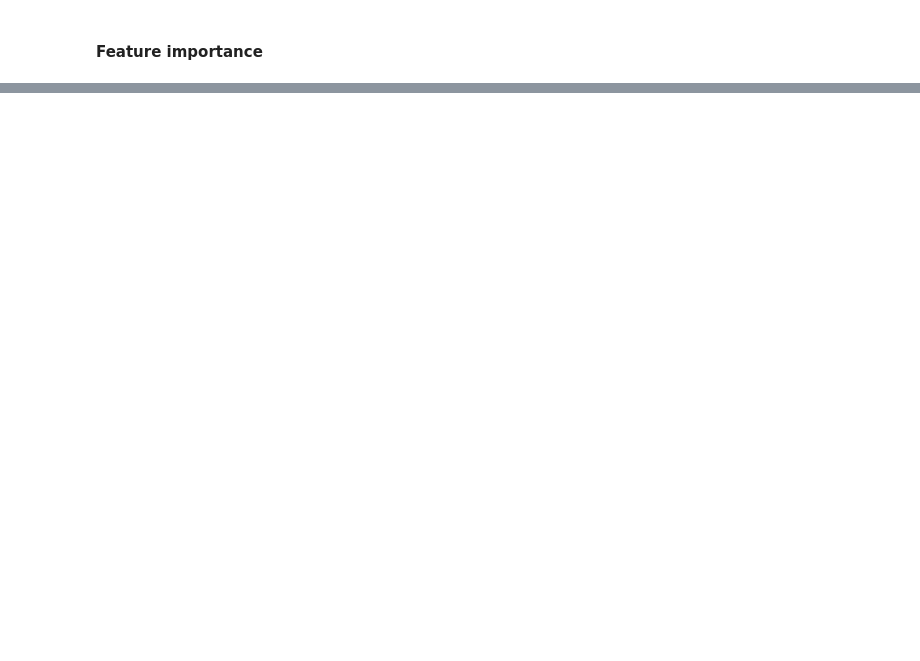
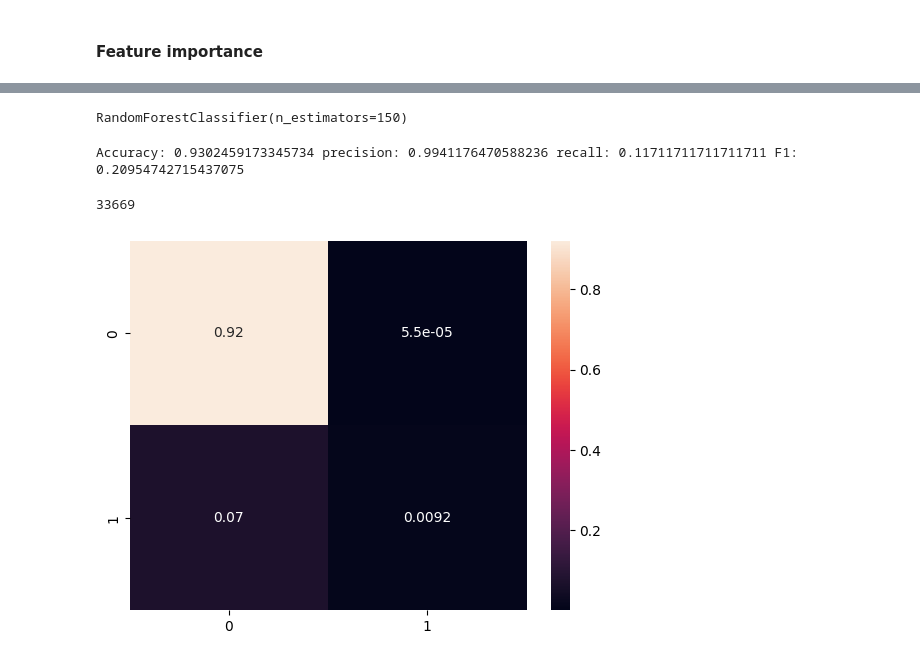
Before and after one commit to Jawakar-7/Customer-Churn-prediction, a Jupyter notebook: Preprocessinf& Modelling.ipynb, the cells around one changed output, grey strips where cells are left out. Saved outputs shown, nothing was run; the diff lists cells and outputs as text; code cells hidden in the pictures; blank space fills up the shorter version.

```diff
--- a/Preprocessinf& Modelling.ipynb
+++ b/Preprocessinf& Modelling.ipynb
@@ -241,0 +263,3 @@ print(types)
+# %%
+from sklearn.model_selection import train_test_split
+X_train,X_test,y_train,y_test=train_test_split(X,y,train_size=0.7,random_state=7)
@@ -241,0 +273,8 @@ print(types)
+# %%
+from sklearn.ensemble import RandomForestClassifier
+rf = RandomForestClassifier(n_estimators=150)
+rf.fit(X_train, y_train)
+# %% [output]
+RandomForestClassifier(n_estimators=150)
+# %%
+y_pred = rf.predict(X_test)
@@ -241,0 +288,16 @@ print(types)
+# %%
+from sklearn.metrics import accuracy_score, f1_score,recall_score,precision_score
+
+precision,recall,f1,accuracy = metric_calc(y_test, y_pred)
+print("Accuracy:", accuracy,"precision:",precision,"recall:",recall,"F1:",f1)
+# %% [output]
+Accuracy: 0.9302459173345734 precision: 0.9941176470588236 recall: 0.11711711711711711 F1: 0.20954742715437075
+# %%
+from sklearn.metrics import confusion_matrix
+cm=confusion_matrix(y_test,y_pred)
+print(cm[0][0])
+sns.heatmap(cm/np.sum(cm),annot=True)
+labels = ['True Neg','False Pos','False Neg','True Pos']
+# %% [output]
+33669
+[figure, added]
```
Also changed, not shown: parts of 18 cells of this notebook, 15 other files.
